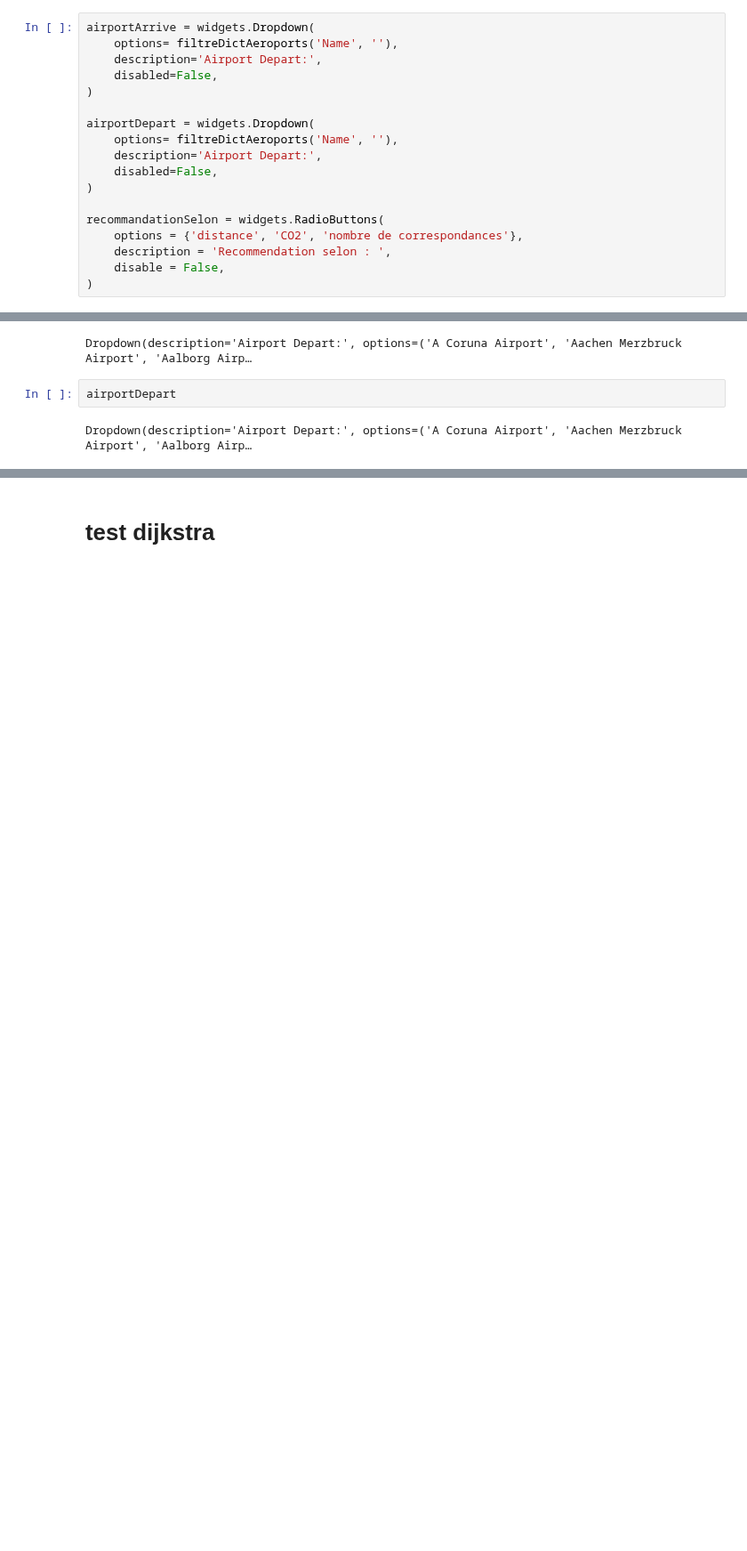
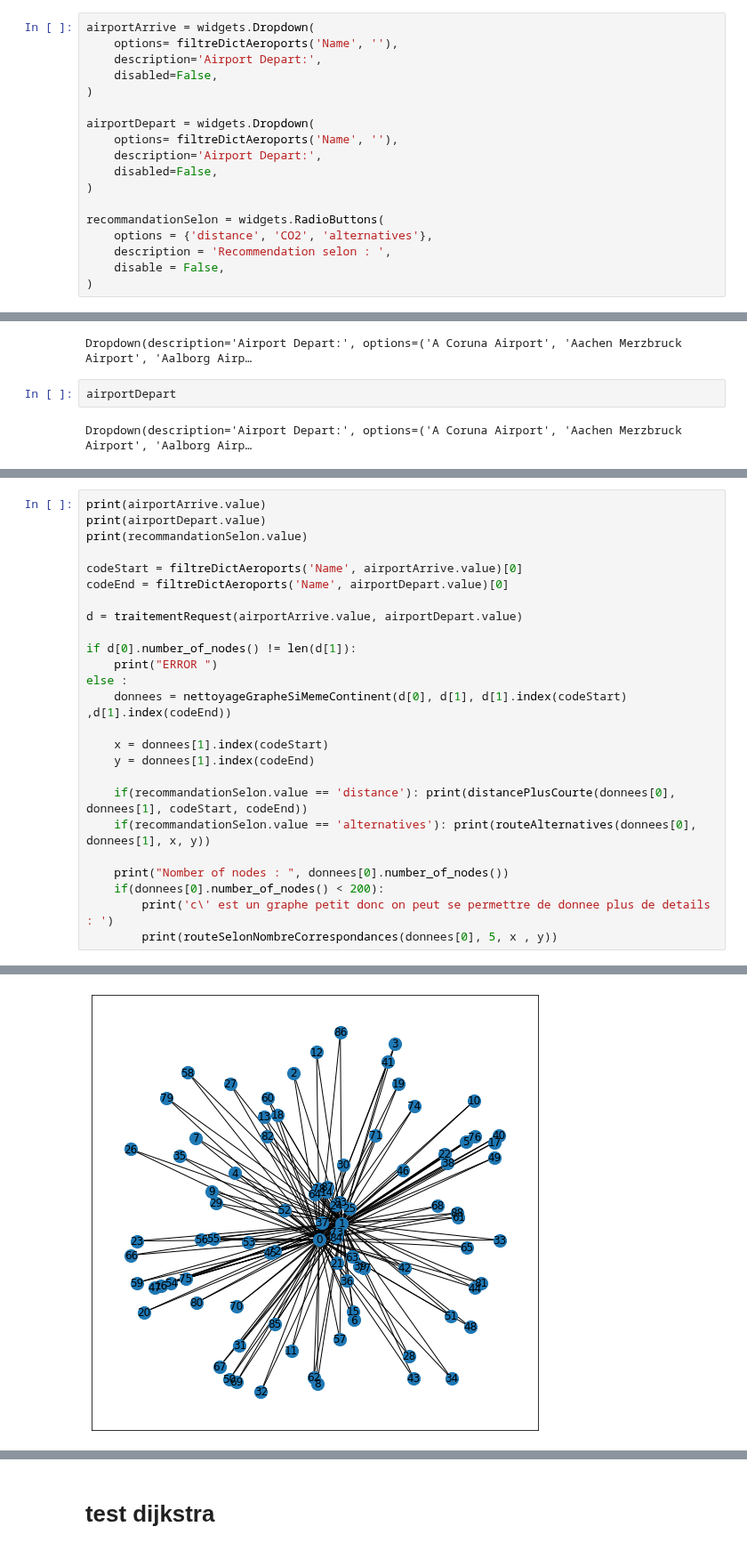
Before and after one commit to annevogel13/lifradaravion, a Jupyter notebook: NotebooksAnne/notebookFinaleAn.ipynb, the cells around one changed output, grey strips where cells are left out. Shown at 89% size. Cells and saved outputs as stored; diff of their text form; blank space fills up the shorter version.

```diff
--- a/NotebooksAnne/notebookFinaleAn.ipynb
+++ b/NotebooksAnne/notebookFinaleAn.ipynb
@@ -341,7 +393,7 @@ airportDepart = widgets.Dropdown(
 )
 
 recommandationSelon = widgets.RadioButtons(
-    options = {'distance', 'CO2', 'nombre de correspondances'},
+    options = {'distance', 'CO2', 'alternatives'},
     description = 'Recommendation selon : ',
     disable = False,
 )
@@ -367,0 +412,26 @@ A Coruna Airport
+# %%
+print(airportArrive.value)
+print(airportDepart.value)
+print(recommandationSelon.value)
+
+codeStart = filtreDictAeroports('Name', airportArrive.value)[0]
+codeEnd = filtreDictAeroports('Name', airportDepart.value)[0]
+
+d = traitementRequest(airportArrive.value, airportDepart.value)
+
+if d[0].number_of_nodes() != len(d[1]):
+    print("ERROR ")
+else :
+    donnees = nettoyageGrapheSiMemeContinent(d[0], d[1], d[1].index(codeStart) ,d[1].index(codeEnd))
+
+    x = donnees[1].index(codeStart)
+    y = donnees[1].index(codeEnd)
+
+    if(recommandationSelon.value == 'distance'): print(distancePlusCourte(donnees[0], donnees[1], codeStart, codeEnd))
+    if(recommandationSelon.value == 'alternatives'): print(routeAlternatives(donnees[0], donnees[1], x, y))
+
+    print("Nomber of nodes : ", donnees[0].number_of_nodes())
+    if(donnees[0].number_of_nodes() < 200):
+        print('c\' est un graphe petit donc on peut se permettre de donnee plus de details : ')
+        print(routeSelonNombreCorrespondances(donnees[0], 5, x , y))
+# %% [output]
@@ -367,0 +443 @@ A Coruna Airport
+[figure, added]
```
Also changed, not shown: parts of 11 cells of this notebook.
